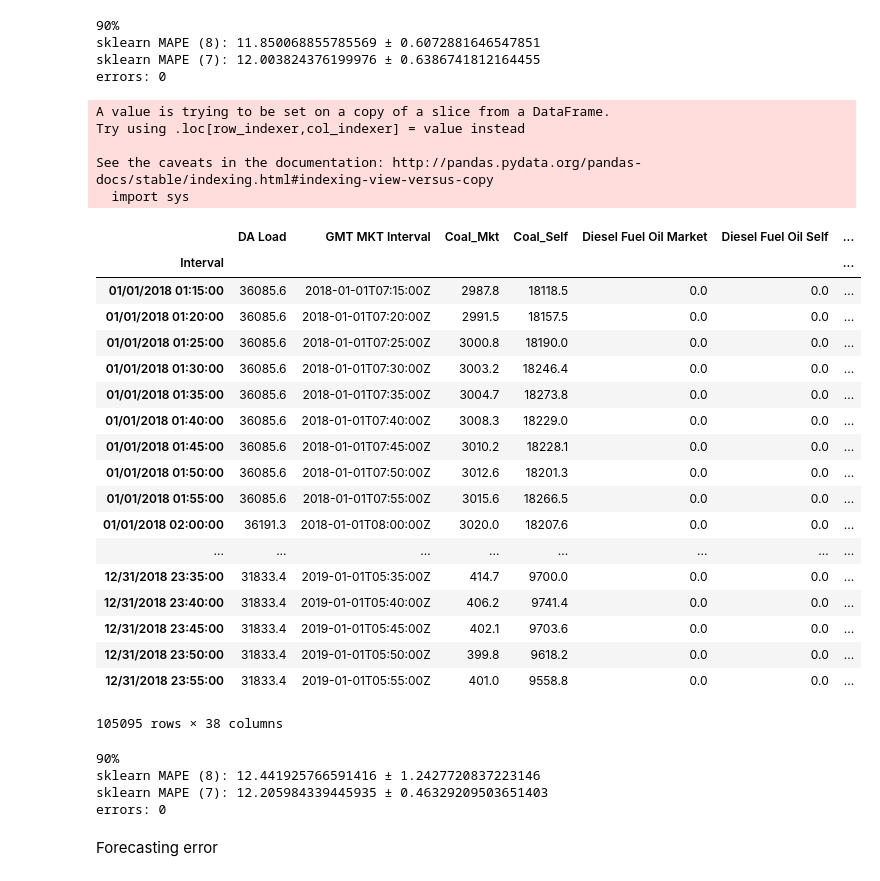
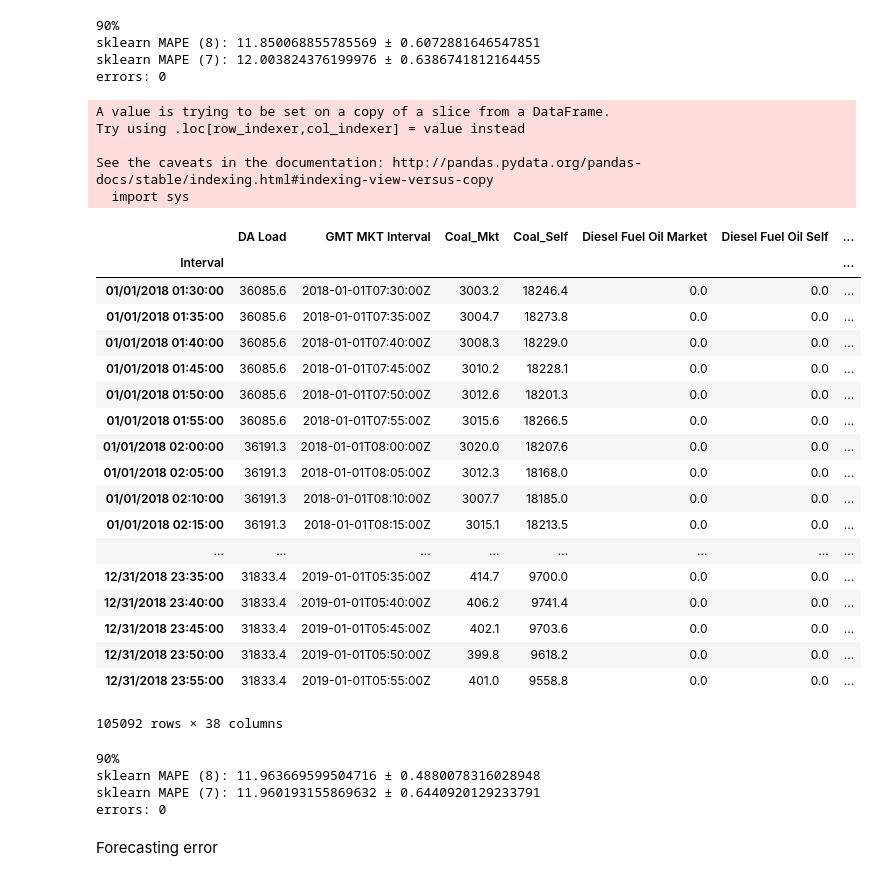
Before and after one commit to felipeascouto/energy, a Jupyter notebook: research_p2.ipynb, the cells around one changed output. Cells and saved outputs as stored; diff of their text form; code cells hidden in the pictures.

```diff
--- a/research_p2.ipynb
+++ b/research_p2.ipynb
@@ -2736,25 +2736,22 @@ errors: 0
 # %%
 # initial assessment shows that previous-interval load diff improves the model
 # %%
-step = 3
+step = 6
 previous = DART2018['Load_Diff'].iloc[0:(DART2018.shape[0] - step)].values
 previous_means = np.empty(previous.size)
 for i in range(previous_means.size):
     previous_means[i] = previous[i:i+step].mean()
 DART2018_2 = DART2018.iloc[step:,:]
 DART2018_2['Previous_Diff_2'] = previous_means
 DART2018_2
 # %% [output]
 A value is trying to be set on a copy of a slice from a DataFrame.
 Try using .loc[row_indexer,col_indexer] = value instead
 
 See the caveats in the documentation: http://pandas.pydata.org/pandas-docs/stable/indexing.html#indexing-view-versus-copy
   import sys
 |  | DA Load | GMT MKT Interval | Coal_Mkt | Coal_Self | Diesel Fuel Oil Market | Diesel Fuel Oil Self | ... |
 | Interval |  |  |  |  |  |  | ... |
-| 01/01/2018 01:15:00 | 36085.6 | 2018-01-01T07:15:00Z | 2987.8 | 18118.5 | 0.0 | 0.0 | ... |
-| 01/01/2018 01:20:00 | 36085.6 | 2018-01-01T07:20:00Z | 2991.5 | 18157.5 | 0.0 | 0.0 | ... |
-| 01/01/2018 01:25:00 | 36085.6 | 2018-01-01T07:25:00Z | 3000.8 | 18190.0 | 0.0 | 0.0 | ... |
 | 01/01/2018 01:30:00 | 36085.6 | 2018-01-01T07:30:00Z | 3003.2 | 18246.4 | 0.0 | 0.0 | ... |
 | 01/01/2018 01:35:00 | 36085.6 | 2018-01-01T07:35:00Z | 3004.7 | 18273.8 | 0.0 | 0.0 | ... |
 | 01/01/2018 01:40:00 | 36085.6 | 2018-01-01T07:40:00Z | 3008.3 | 18229.0 | 0.0 | 0.0 | ... |
@@ -2762,13 +2759,16 @@ See the caveats in the documentation: http://pandas.pydata.org/pandas-docs/stabl
 | 01/01/2018 01:50:00 | 36085.6 | 2018-01-01T07:50:00Z | 3012.6 | 18201.3 | 0.0 | 0.0 | ... |
 | 01/01/2018 01:55:00 | 36085.6 | 2018-01-01T07:55:00Z | 3015.6 | 18266.5 | 0.0 | 0.0 | ... |
 | 01/01/2018 02:00:00 | 36191.3 | 2018-01-01T08:00:00Z | 3020.0 | 18207.6 | 0.0 | 0.0 | ... |
+| 01/01/2018 02:05:00 | 36191.3 | 2018-01-01T08:05:00Z | 3012.3 | 18168.0 | 0.0 | 0.0 | ... |
+| 01/01/2018 02:10:00 | 36191.3 | 2018-01-01T08:10:00Z | 3007.7 | 18185.0 | 0.0 | 0.0 | ... |
+| 01/01/2018 02:15:00 | 36191.3 | 2018-01-01T08:15:00Z | 3015.1 | 18213.5 | 0.0 | 0.0 | ... |
 | ... | ... | ... | ... | ... | ... | ... | ... |
 | 12/31/2018 23:35:00 | 31833.4 | 2019-01-01T05:35:00Z | 414.7 | 9700.0 | 0.0 | 0.0 | ... |
 | 12/31/2018 23:40:00 | 31833.4 | 2019-01-01T05:40:00Z | 406.2 | 9741.4 | 0.0 | 0.0 | ... |
 | 12/31/2018 23:45:00 | 31833.4 | 2019-01-01T05:45:00Z | 402.1 | 9703.6 | 0.0 | 0.0 | ... |
 | 12/31/2018 23:50:00 | 31833.4 | 2019-01-01T05:50:00Z | 399.8 | 9618.2 | 0.0 | 0.0 | ... |
 | 12/31/2018 23:55:00 | 31833.4 | 2019-01-01T05:55:00Z | 401.0 | 9558.8 | 0.0 | 0.0 | ... |
-105095 rows × 38 columns
+105092 rows × 38 columns
 # %%
 ### most functional model -- now with (RT - DA) Load for 2 intervals: self and previous 3
 
@@ -2839,8 +2839,8 @@ print('sklearn MAPE (7): {} \u00B1 {}'.format(PE_7_array.mean(), PE_7_array.std(
 print('errors: {}'.format(errors))
 # %% [output]
 90%
-sklearn MAPE (8): 12.441925766591416 ± 1.2427720837223146
-sklearn MAPE (7): 12.205984339445935 ± 0.46329209503651403
+sklearn MAPE (8): 11.963669599504716 ± 0.4880078316028948
+sklearn MAPE (7): 11.960193155869632 ± 0.6440920129233791
 errors: 0
 # %%
 # first assessment of previous-3 intervals was slightly worse (12.6 vs 12.4, 12.2 vs 12.1)
```
Also changed, not shown: parts of 10 cells of this notebook.
